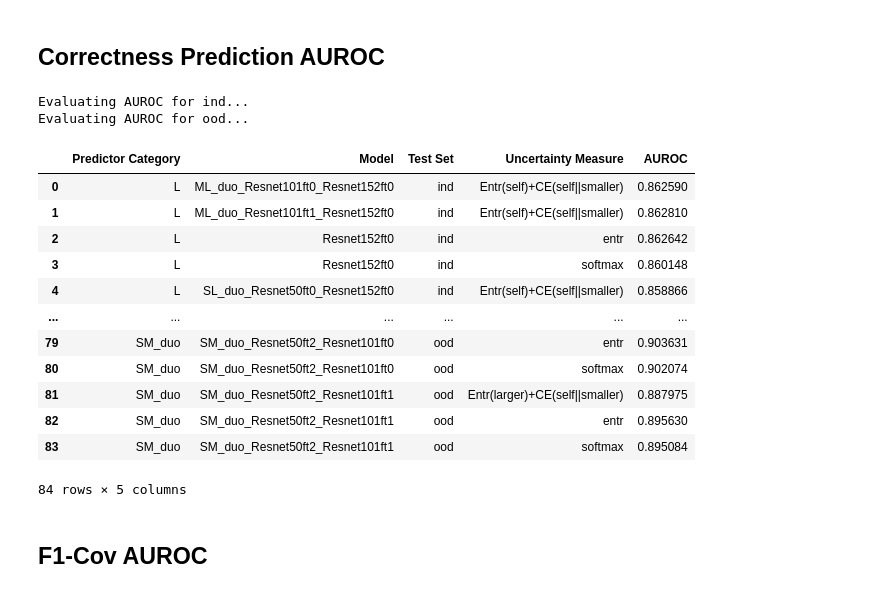
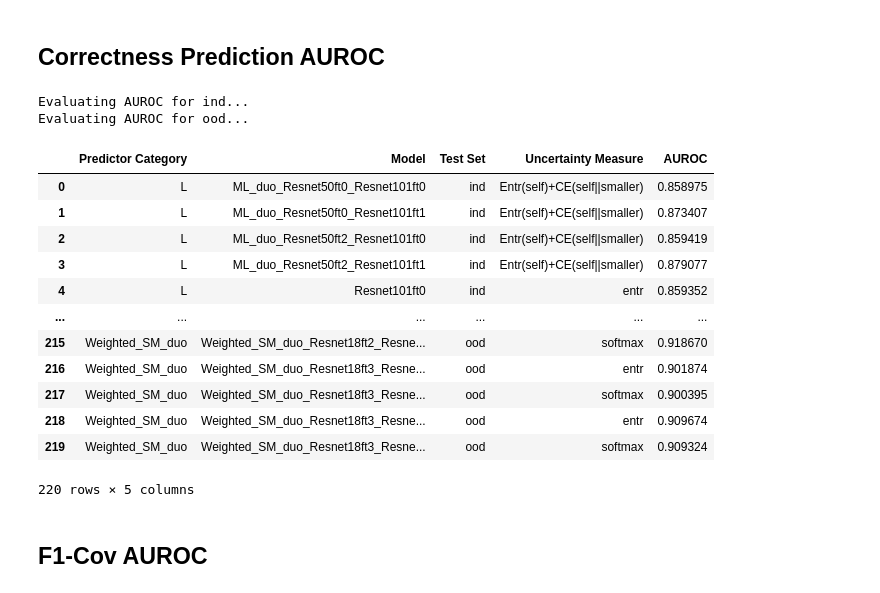
Before and after one commit to TimothyZG/wliura2024, a Jupyter notebook: Analysis/01-data-generation.ipynb, the cells around one changed output. Drawn from its saved outputs; the diff is of its cells as text; code cells hidden in the pictures.

```diff
--- a/Analysis/01-data-generation.ipynb
+++ b/Analysis/01-data-generation.ipynb
@@ -16,6 +16,7 @@ unc_out_prefix = "ss/unc_"
 pred_out_prefix = "ss/pred_"
 num_classes = 182
 test_sets=["ind","ood"]
+val_set = "ind"
 
 Resnet18_ls = ["Resnet18ft0", "Resnet18ft2", "Resnet18ft3"] #, "Resnet18ft3", "Resnet18ft4"
 Resnet34_ls = ["Resnet34ft0", "Resnet34ft1"]
@@ -28,6 +29,7 @@ L_lp_ls = ["Resnet101lp0","Resnet101lp1"] # deprecated
 
 Include_Ensembles = False
 Include_Duos = True
+Include_Weighted_Duos = True
 Include_LPFT = False
 
 S_model_ls = Resnet18_ls
@@ -53,6 +55,12 @@ if Include_Duos:
         "SL_duo": [],
         "ML_duo": []
     })
+if Include_Weighted_Duos:
+    predictor_categories.update({
+        "Weighted_SM_duo": [],
+        "Weighted_SL_duo": [],
+        "Weighted_ML_duo": []
+    })
 if Include_LPFT:
     predictor_categories.update({
         "lpft_M": [],
@@ -233,7 +269,7 @@ for testtype in test_sets:
                 unc[f"ce_{m_model}_{s_model}"] = utils.calc_cross_entr_torch(m_predictions, s_predictions)
                 unc[f"entr_{m_model}+ce_{m_model}_{s_model}"] = unc[f"entr_{m_model}"] + unc[f"ce_{m_model}_{s_model}"]
                 sm_duo_name = f"SM_duo_{s_model}_{m_model}"
-                unc[f"entr_{sm_duo_name}+ce_{m_model}_{s_model}"] = unc[f"entr_{sm_duo_name}"] + unc[f"ce_{m_model}_{s_model}"]
+                unc.loc[:, f"entr_{sm_duo_name}+ce_{m_model}_{s_model}"] = unc[f"entr_{sm_duo_name}"] + unc[f"ce_{m_model}_{s_model}"]
 
         print(f"Calculating cross-entropy(L||S)")
         for s_model in S_model_ls:
@@ -241,9 +277,9 @@ for testtype in test_sets:
                 l_predictions = pd.read_csv(f"{pred_prefix}{testtype}_{l_model}.csv")
                 s_predictions = pd.read_csv(f"{pred_prefix}{testtype}_{s_model}.csv")
                 unc[f"ce_{l_model}_{s_model}"] = utils.calc_cross_entr_torch(l_predictions, s_predictions)
-                unc[f"entr_{l_model}+ce_{l_model}_{s_model}"] = unc[f"entr_{l_model}"] + unc[f"ce_{l_model}_{s_model}"]
+                unc.loc[:, f"entr_{l_model}+ce_{l_model}_{s_model}"] = unc[f"entr_{l_model}"] + unc[f"ce_{l_model}_{s_model}"]
                 sl_duo_name = f"SL_duo_{s_model}_{l_model}"
-                unc[f"entr_{sl_duo_name}+ce_{l_model}_{s_model}"] = unc[f"entr_{sl_duo_name}"] + unc[f"ce_{l_model}_{s_model}"]
+                unc.loc[:, f"entr_{sl_duo_name}+ce_{l_model}_{s_model}"] = unc[f"entr_{sl_duo_name}"] + unc[f"ce_{l_model}_{s_model}"]
 
         print(f"Calculating cross-entropy(L||M)")
         for m_model in M_model_ls:
@@ -251,9 +287,9 @@ for testtype in test_sets:
                 l_predictions = pd.read_csv(f"{pred_prefix}{testtype}_{l_model}.csv")
                 m_predictions = pd.read_csv(f"{pred_prefix}{testtype}_{m_model}.csv")
                 unc[f"ce_{l_model}_{m_model}"] = utils.calc_cross_entr_torch(l_predictions, m_predictions)
-                unc[f"entr_{l_model}+ce_{l_model}_{m_model}"] = unc[f"entr_{l_model}"] + unc[f"ce_{l_model}_{m_model}"]
+                unc.loc[:, f"entr_{l_model}+ce_{l_model}_{m_model}"] = unc[f"entr_{l_model}"] + unc[f"ce_{l_model}_{m_model}"]
                 ml_duo_name = f"ML_duo_{m_model}_{l_model}"
-                unc[f"entr_{ml_duo_name}+ce_{l_model}_{m_model}"] = unc[f"entr_{ml_duo_name}"] + unc[f"ce_{l_model}_{m_model}"]
+                unc.loc[:, f"entr_{ml_duo_name}+ce_{l_model}_{m_model}"] = unc[f"entr_{ml_duo_name}"] + unc[f"ce_{l_model}_{m_model}"]
 
     if Include_LPFT:
         print(f"Calculating cross-entropy(Mft||Mlp)")
@@ -339,49 +377,49 @@ for testtype in test_sets:
     print(f"Evaluating AUROC for {testtype}...")
     pred_df = pd.read_csv(f"{pred_out_prefix}{testtype}.csv")
     unc_df = pd.read_csv(f"{unc_out_prefix}{testtype}.csv")
 
     for category, models in predictor_categories.items():
         for model in models:
             pred_column = f"pred_{model}"
             unc_measures = [f"entr_{model}", f"softmax_res_{model}"]
 
-            if category in ["S", "M", "L", "SM_duo", "SL_duo", "ML_duo", "lpft_M", "lpft_L"]:
-                for unc_measure in unc_measures:
-                    auroc_value = utils.calculate_auroc(pred_df, unc_df, pred_column, "target", unc_measure)
-                    auroc_results = utils.update_auroc_results(auroc_results, model, testtype, category, unc_measure.split("_")[0], auroc_value)
+
+            for unc_measure in unc_measures:
+                auroc_value = utils.calculate_auroc(pred_df, unc_df, pred_column, "target", unc_measure)
+                auroc_results = utils.update_auroc_results(auroc_results, model, testtype, category, unc_measure.split("_")[0], auroc_value)
 
             if category in ["SM_duo", "SL_duo", "ML_duo"]:
                 model_ls = model.split('_')[2:]
                 unc_larger_as_predictor = f"entr_{model_ls[1]}+ce_{model_ls[1]}_{model_ls[0]}"
                 auroc_value = utils.calculate_auroc(pred_df, unc_df, pred_column, "target", unc_larger_as_predictor)
                 auroc_results = utils.update_auroc_results(auroc_results, model, testtype, category.split("_")[0][1], "Entr(self)+CE(self||smaller)", auroc_value)
 
                 unc_ens_as_predictor = f"entr_{model}+ce_{model_ls[1]}_{model_ls[0]}"
                 auroc_value = utils.calculate_auroc(pred_df, unc_df, pred_column, "target", unc_ens_as_predictor)
                 auroc_results = utils.update_auroc_results(auroc_results, model, testtype, category, "Entr(larger)+CE(self||smaller)", auroc_value)
 
 # Convert the results dictionary to a DataFrame and display it
 auroc_df = pd.DataFrame(auroc_results).sort_values(["Test Set","Predictor Category","Model","Uncertainty Measure"], ignore_index=True)
 display(auroc_df)
 
 # Save the AUROC results to a CSV file
 auroc_df.to_csv(f"{unc_out_prefix}auroc_results.csv", index=False)
 # %% [output]
 Evaluating AUROC for ind...
 Evaluating AUROC for ood...
 |  | Predictor Category | Model | Test Set | Uncertainty Measure | AUROC |
-| 0 | L | ML_duo_Resnet101ft0_Resnet152ft0 | ind | Entr(self)+CE(self||smaller) | 0.862590 |
-| 1 | L | ML_duo_Resnet101ft1_Resnet152ft0 | ind | Entr(self)+CE(self||smaller) | 0.862810 |
-| 2 | L | Resnet152ft0 | ind | entr | 0.862642 |
-| 3 | L | Resnet152ft0 | ind | softmax | 0.860148 |
-| 4 | L | SL_duo_Resnet50ft0_Resnet152ft0 | ind | Entr(self)+CE(self||smaller) | 0.858866 |
+| 0 | L | ML_duo_Resnet50ft0_Resnet101ft0 | ind | Entr(self)+CE(self||smaller) | 0.858975 |
+| 1 | L | ML_duo_Resnet50ft0_Resnet101ft1 | ind | Entr(self)+CE(self||smaller) | 0.873407 |
+| 2 | L | ML_duo_Resnet50ft2_Resnet101ft0 | ind | Entr(self)+CE(self||smaller) | 0.859419 |
+| 3 | L | ML_duo_Resnet50ft2_Resnet101ft1 | ind | Entr(self)+CE(self||smaller) | 0.879077 |
+| 4 | L | Resnet101ft0 | ind | entr | 0.859352 |
 | ... | ... | ... | ... | ... | ... |
-| 79 | SM_duo | SM_duo_Resnet50ft2_Resnet101ft0 | ood | entr | 0.903631 |
-| 80 | SM_duo | SM_duo_Resnet50ft2_Resnet101ft0 | ood | softmax | 0.902074 |
-| 81 | SM_duo | SM_duo_Resnet50ft2_Resnet101ft1 | ood | Entr(larger)+CE(self||smaller) | 0.887975 |
-| 82 | SM_duo | SM_duo_Resnet50ft2_Resnet101ft1 | ood | entr | 0.895630 |
-| 83 | SM_duo | SM_duo_Resnet50ft2_Resnet101ft1 | ood | softmax | 0.895084 |
+| 215 | Weighted_SM_duo | Weighted_SM_duo_Resnet18ft2_Resne... | ood | softmax | 0.918670 |
+| 216 | Weighted_SM_duo | Weighted_SM_duo_Resnet18ft3_Resne... | ood | entr | 0.901874 |
+| 217 | Weighted_SM_duo | Weighted_SM_duo_Resnet18ft3_Resne... | ood | softmax | 0.900395 |
+| 218 | Weighted_SM_duo | Weighted_SM_duo_Resnet18ft3_Resne... | ood | entr | 0.909674 |
+| 219 | Weighted_SM_duo | Weighted_SM_duo_Resnet18ft3_Resne... | ood | softmax | 0.909324 |
-84 rows × 5 columns
+220 rows × 5 columns
 # %% [markdown]
 ## F1-Cov AUROC
 # %%
```
Also changed, not shown: parts of 9 cells of this notebook, 2 other files.
